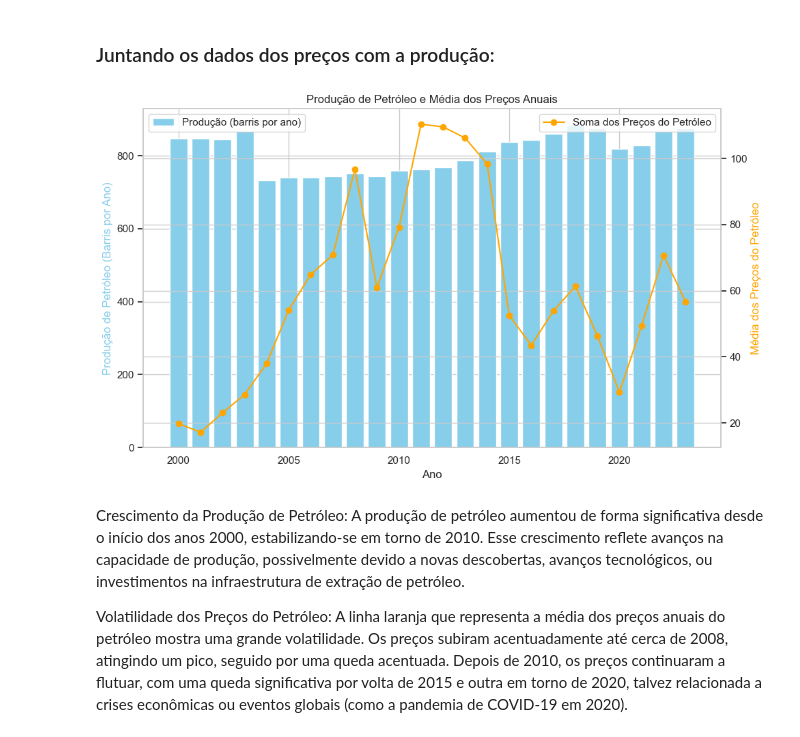
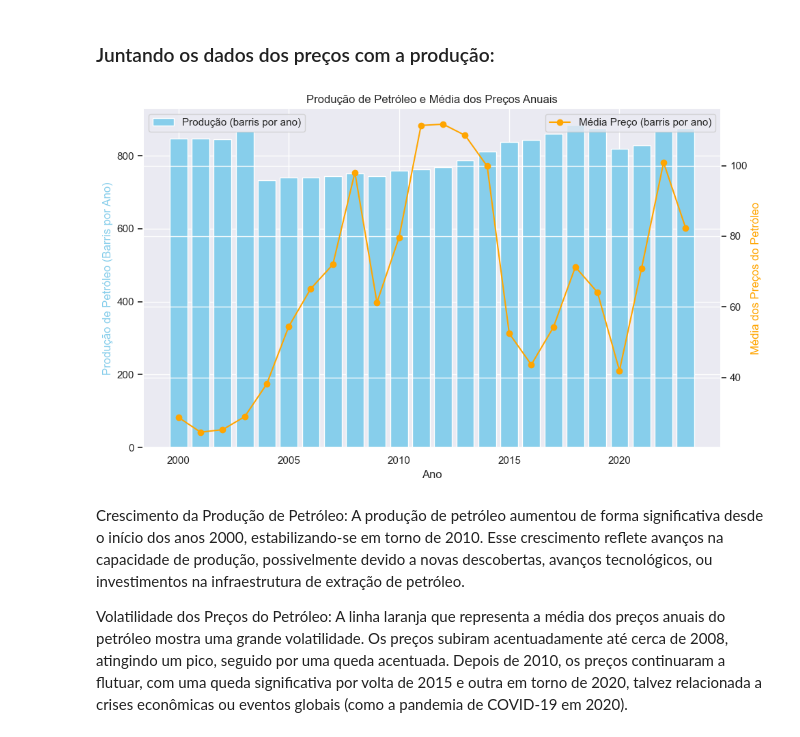
Before and after one commit to Tamireees/Tech_Challenge_fase04, a Jupyter notebook: Desafio - Análise de Negócios.ipynb, the cells around one changed output. Cells and saved outputs as stored; diff of their text form; code cells hidden in the pictures.

```diff
--- a/Desafio - Análise de Negócios.ipynb
+++ b/Desafio - Análise de Negócios.ipynb
@@ -124,0 +170,14 @@ dados.head()
+# %%
+# tamanho da figura
+fig, ax = plt.subplots(figsize=(20, 6))
+# tema do fundo
+sns.set_style("darkgrid")
+# formatando os grids
+plt.grid(color='gray', linestyle='--', linewidth=0.5)
+
+ax = sns.boxplot(data=dados_petroleo, x='ano', y='preco')
+ax.set_title('BoxPlot Preços por Ano', fontsize=18, weight='bold')
+ax.set_ylabel('Preço')
+ax.set_xlabel('')
+
+plt.show()
@@ -207 +229,3 @@ dados_limpos = dados[(dados['ano'] >= 2000) & (dados['ano'] != 2024)]
+# %%
+df_filtrado = dados_petroleo[(dados_petroleo['ano'] >= 2000) & (dados_petroleo['ano'] <= 2023)].reset_index(drop=True)
 # %%
@@ -216,7 +254,7 @@ dados_limpos.head()
 # %%
 # Agrupa os dados por ano e calcula a soma dos valores do petróleo para cada ano
-dados_agrupados_1 = dados_limpos.groupby('ano', as_index=False)['preco_petroleo'].mean()
-dados_agrupados_1.rename(columns={'preco_petroleo': 'media_preco_petroleo'}, inplace=True)
+dados_agrupados_1 = df_filtrado.groupby('ano', as_index=False)['preco'].mean()
+dados_agrupados_1.rename(columns={'preco': 'media_preco_petroleo'}, inplace=True)
 # %%
 dados_agrupados_1.head()
 # %% [output]
@@ -261,0 +302,23 @@ ax.figure.set_size_inches(4,4)
+# %%
+# tamanho da figura
+fig, ax = plt.subplots(figsize=(20, 6))
+# tema do fundo
+sns.set_style("darkgrid")
+# formatando os grids
+plt.grid(color='gray', linestyle='--', linewidth=0.5)
+
+# removendo as bordas
+for spine in ax.spines.values():
+    spine.set_visible(False)
+
+# plotando informaçoes do grafico
+ax = sns.lineplot(data=dados_agrupados_2, x=dados_agrupados_2['ano_mes'], y=dados_agrupados_2['media_preco_petroleo_mensal'])
+ax.set_title('Média do Preço de Petróleo por mes/ano', fontsize=18, weight='bold')
+ax.set_ylabel('Média do Preço ($)')
+ax.set_xlabel('Ano e Mês')
+
+plt.xticks(rotation=90)
+
+plt.tight_layout()  # Ajusta o layout
+
+plt.show()
@@ -397,29 +586,29 @@ Passing `palette` without assigning `hue` is deprecated and will be removed in v
 # %%
 # Mesclando os dois DataFrames com base no ano
 dados = pd.merge(producao_media_por_ano, dados_agrupados_1, left_on='year', right_on='ano', how='inner')
 
 # Plot
 fig, ax1 = plt.subplots(figsize=(10, 6))
 
 # Gráfico de barras para a produção de petróleo
 ax1.bar(dados['year'], dados['barrels per year'], color='skyblue', label='Produção (barris por ano)')
 ax1.set_ylabel('Produção de Petróleo (Barris por Ano)', color='skyblue')
 ax1.set_xlabel('Ano')
 
 # Eixo secundário para a linha do preço do petróleo
 ax2 = ax1.twinx()
-ax2.plot(dados['year'], dados['media_preco_petroleo'], color='orange', marker='o', label='Soma dos Preços do Petróleo')
+ax2.plot(dados['year'], dados['media_preco_petroleo'], color='orange', marker='o', label='Média Preço (barris por ano)')
 ax2.set_ylabel('Média dos Preços do Petróleo', color='orange')
 
 # Título e exibição da legenda
 plt.title('Produção de Petróleo e Média dos Preços Anuais')
 fig.tight_layout()
 ax1.legend(loc="upper left")
 ax2.legend(loc="upper right")
 
 plt.show()
 # %% [output]
-[figure, old version]
+[figure, new version]
 # %% [markdown]
 Crescimento da Produção de Petróleo: A produção de petróleo aumentou de forma significativa desde o início dos anos 2000, estabilizando-se em torno de 2010. Esse crescimento reflete avanços na capacidade de produção, possivelmente devido a novas descobertas, avanços tecnológicos, ou investimentos na infraestrutura de extração de petróleo.
 
```
Also changed, not shown: parts of 71 cells of this notebook.
